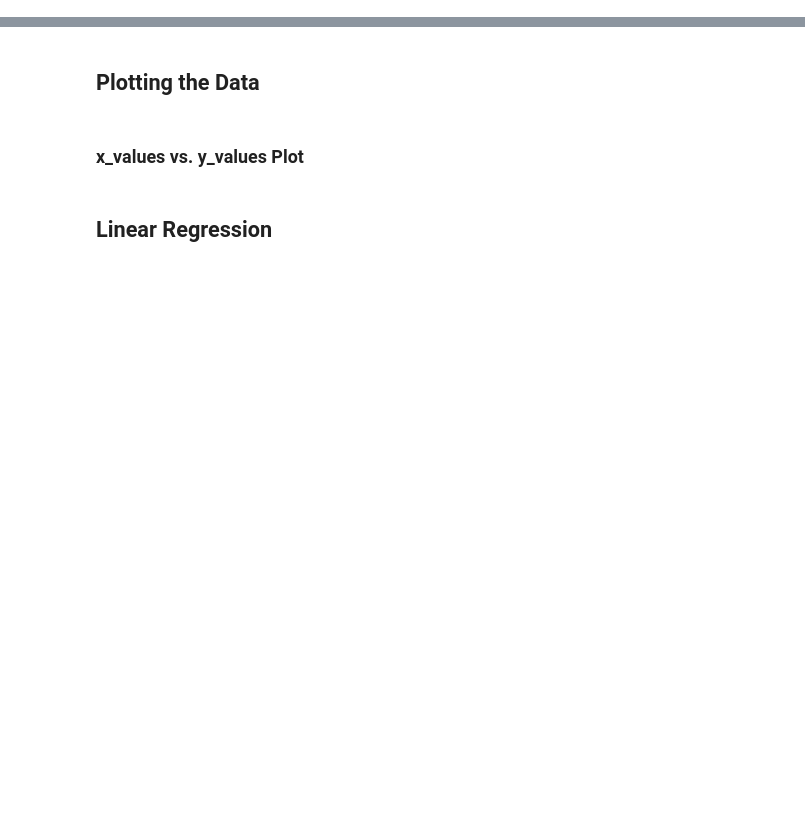
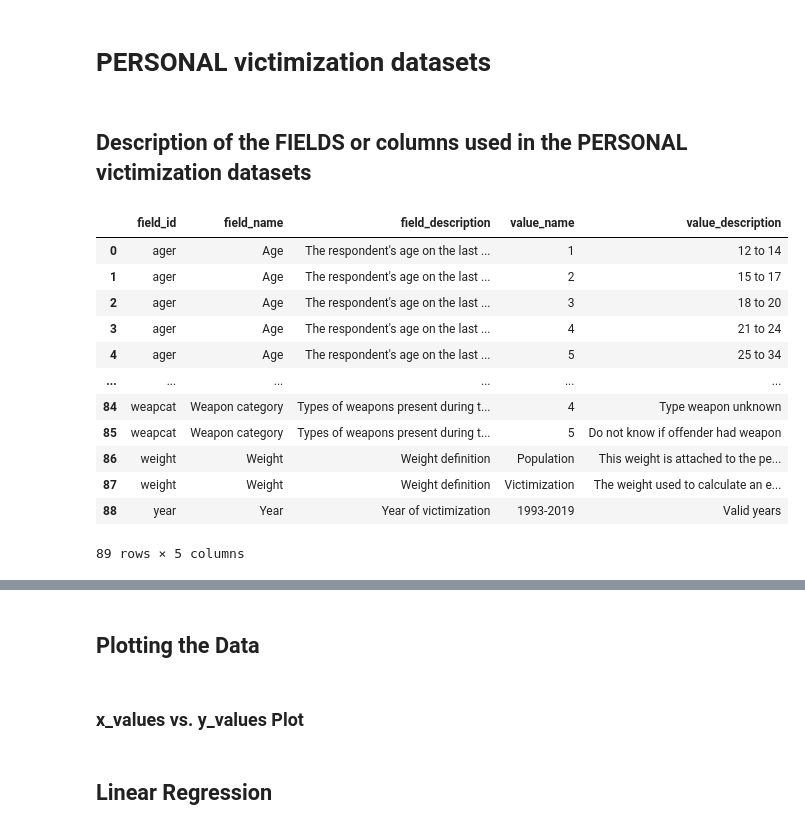
Before and after one commit to melindaeudy/Project_1, a Jupyter notebook: crimePy.ipynb, the cells around one changed output, grey strips where cells are left out. Saved outputs shown, nothing was run; the diff lists cells and outputs as text; code cells hidden in the pictures; blank space fills up the shorter version.

```diff
--- a/crimePy.ipynb
+++ b/crimePy.ipynb
@@ -17 +213,25 @@ import json
+# %% [markdown]
+# PERSONAL victimization datasets
+# %% [markdown]
+## Description of the FIELDS or columns used in the PERSONAL victimization datasets
+# %%
+# ENDPOINT
+endpoint = "/bjs/ncvs/v2/personal/fields/"
+
+bjsPersonalDataSetFields_df = get_fields(endpoint)
+bjsPersonalDataSetFields_df
+# %% [output]
+|  | field_id | field_name | field_description | value_name | value_description |
+| 0 | ager | Age | The respondent's age on the last ... | 1 | 12 to 14 |
+| 1 | ager | Age | The respondent's age on the last ... | 2 | 15 to 17 |
+| 2 | ager | Age | The respondent's age on the last ... | 3 | 18 to 20 |
+| 3 | ager | Age | The respondent's age on the last ... | 4 | 21 to 24 |
+| 4 | ager | Age | The respondent's age on the last ... | 5 | 25 to 34 |
+| ... | ... | ... | ... | ... | ... |
+| 84 | weapcat | Weapon category | Types of weapons present during t... | 4 | Type weapon unknown |
+| 85 | weapcat | Weapon category | Types of weapons present during t... | 5 | Do not know if offender had weapon |
+| 86 | weight | Weight | Weight definition | Population | This weight is attached to the pe... |
+| 87 | weight | Weight | Weight definition | Victimization | The weight used to calculate an e... |
+| 88 | year | Year | Year of victimization | 1993-2019 | Valid years |
+89 rows × 5 columns
 # %% [markdown]
```
Also changed, not shown: parts of 29 cells of this notebook, 1 other file.
